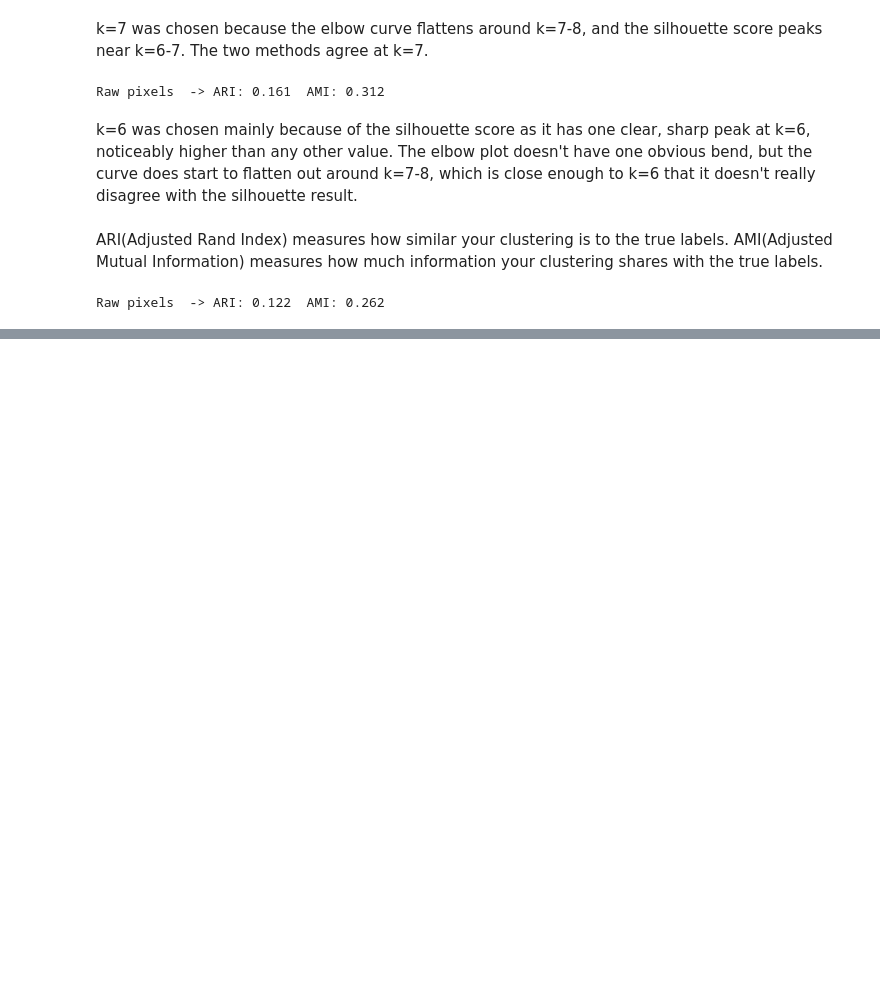
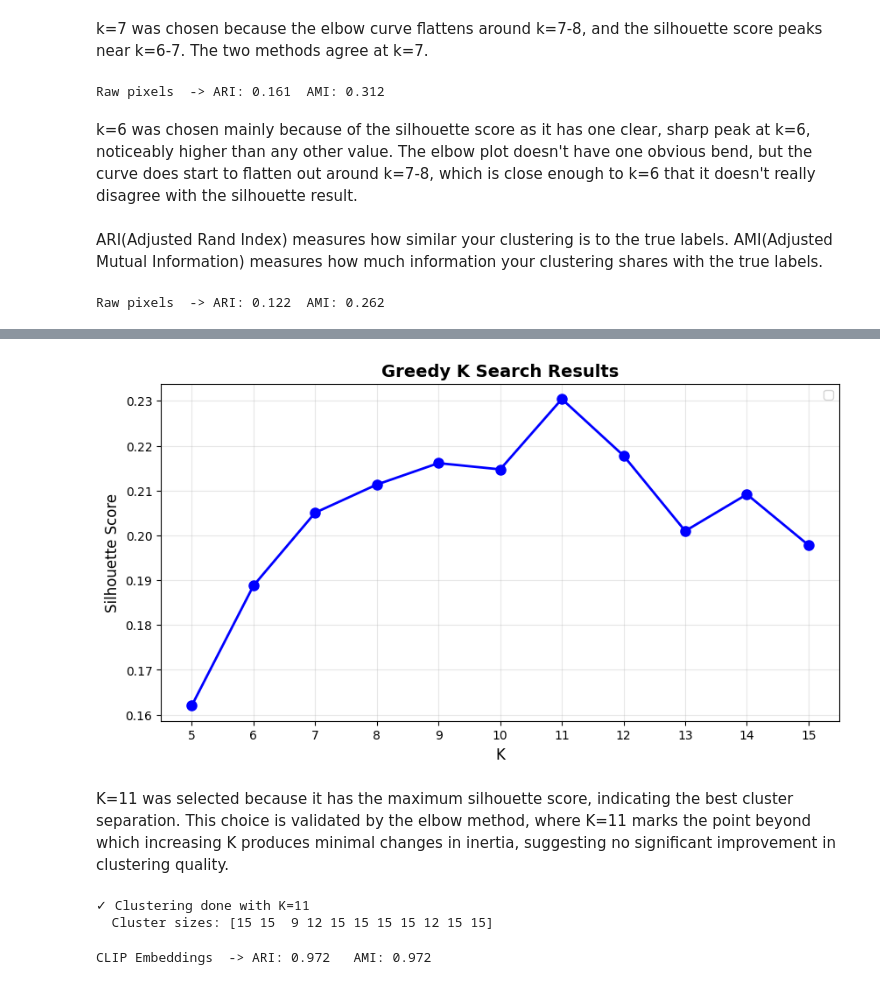
Before and after one commit to sarlusyan/ML-Projects, a Jupyter notebook: Semantic_Image_Clustering/Semantic_Img_Clustering.ipynb, the cells around one changed output, grey strips where cells are left out. Saved outputs shown, nothing was run; the diff lists cells and outputs as text; code cells hidden in the pictures; blank space fills up the shorter version.

```diff
--- a/Semantic_Image_Clustering/Semantic_Img_Clustering.ipynb
+++ b/Semantic_Image_Clustering/Semantic_Img_Clustering.ipynb
@@ -150,0 +200,14 @@ Raw pixels  -> ARI: 0.122  AMI: 0.262
+# %%
+plt.figure(figsize=(10, 5))
+plt.plot(k_range, silhouette_scores, 'bo-', linewidth=2, markersize=8)
+plt.xlabel('K', fontsize=12)
+plt.ylabel('Silhouette Score', fontsize=12)
+plt.title('Greedy K Search Results', fontsize=14, fontweight='bold')
+plt.legend()
+plt.grid(True, alpha=0.3)
+plt.xticks(k_range)
+plt.show()
+# %% [output]
+[figure, added]
+# %% [markdown]
+K=11 was selected because it has the maximum silhouette score, indicating the best cluster separation. This choice is validated by the elbow method, where K=11 marks the point beyond which increasing K produces minimal changes in inertia, suggesting no significant improvement in clustering quality.
@@ -150,0 +216,8 @@ Raw pixels  -> ARI: 0.122  AMI: 0.262
+# %%
+km_embed = KMeans(n_clusters=best_k, random_state=42, n_init=10)
+predicted_labels_embed = km_embed.fit_predict(embeddings)
+print(f"✓ Clustering done with K={best_k}")
+print(f"  Cluster sizes: {np.bincount(predicted_labels_embed)}")
+# %% [output]
+✓ Clustering done with K=11
+  Cluster sizes: [15 15  9 12 15 15 15 15 12 15 15]
@@ -150,0 +228,7 @@ Raw pixels  -> ARI: 0.122  AMI: 0.262
+# %%
+ari_embed = adjusted_rand_score(true_labels, predicted_labels_embed)
+ami_embed = adjusted_mutual_info_score(true_labels, predicted_labels_embed)
+
+print("CLIP Embeddings  -> ARI:", round(ari_embed, 3), "  AMI:", round(ami_embed, 3))
+# %% [output]
+CLIP Embeddings  -> ARI: 0.972   AMI: 0.972
```
Also changed, not shown: parts of 18 cells of this notebook.
